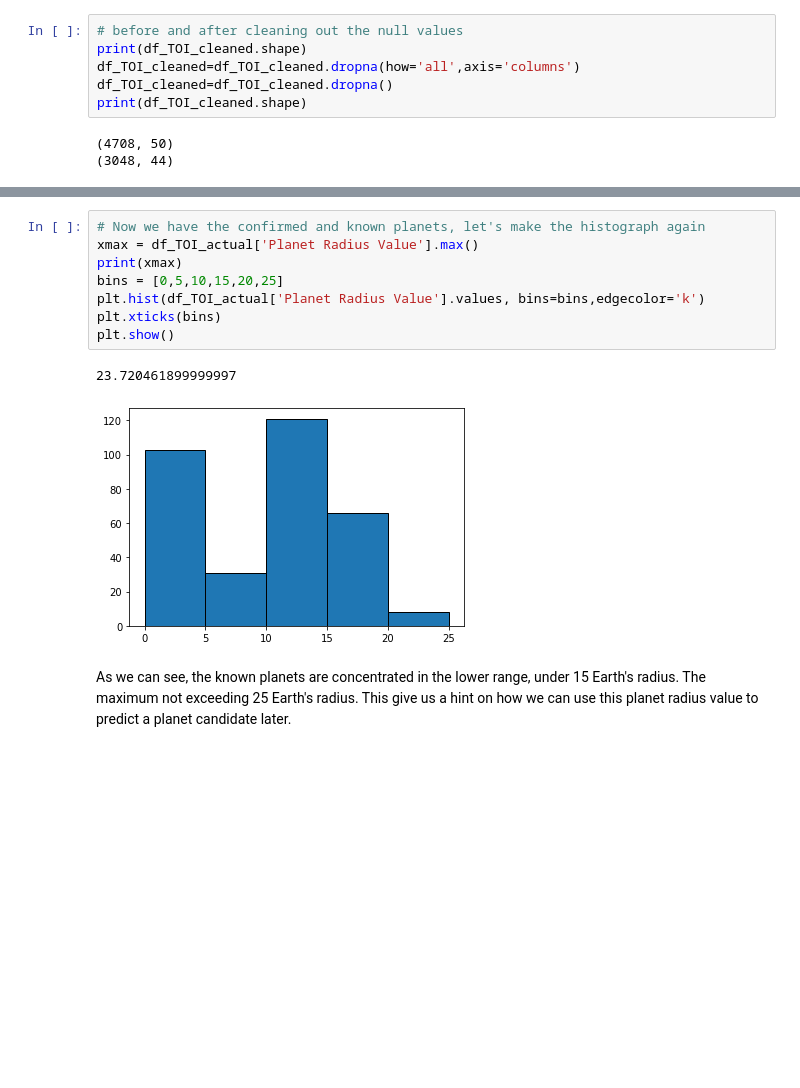
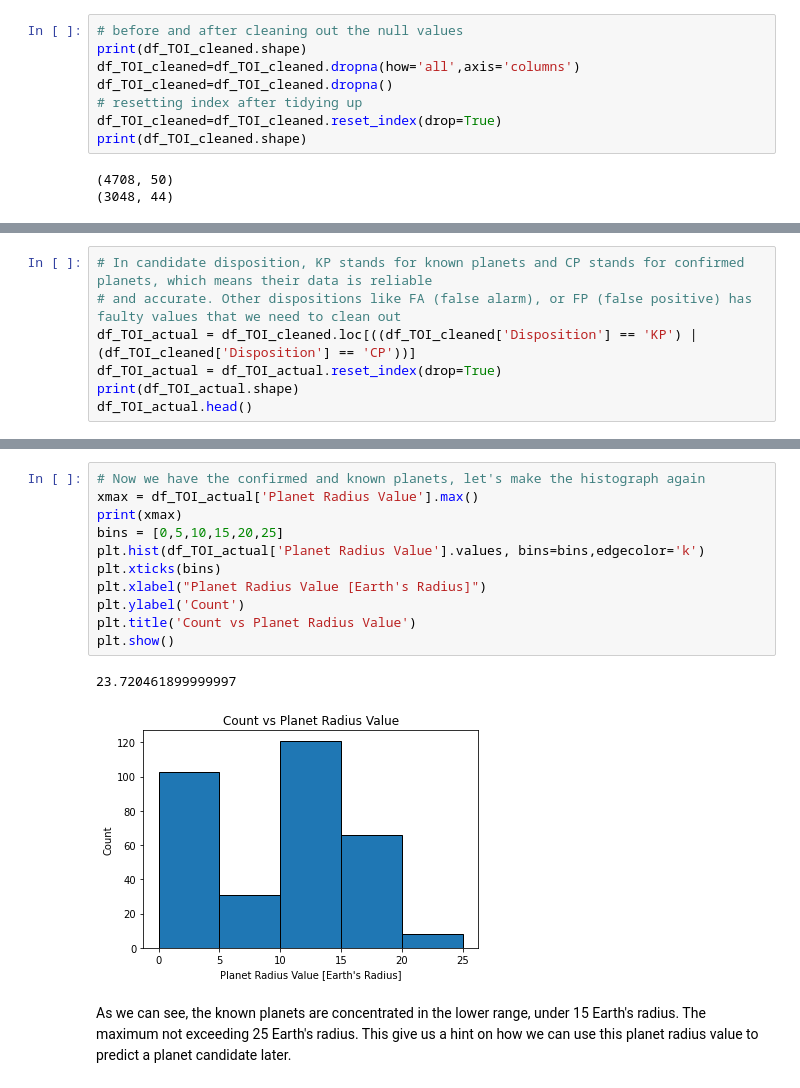
Before and after one commit to xyan18/CSMC320Final_Skytrax, a Jupyter notebook: Final_Project.ipynb, the cells around one changed output, grey strips where cells are left out. Saved outputs shown, nothing was run; the diff lists cells and outputs as text; blank space fills up the shorter version.

```diff
--- a/Final_Project.ipynb
+++ b/Final_Project.ipynb
@@ -229,6 +231,8 @@ dtype: bool
 print(df_TOI_cleaned.shape)
 df_TOI_cleaned=df_TOI_cleaned.dropna(how='all',axis='columns')
 df_TOI_cleaned=df_TOI_cleaned.dropna()
+# resetting index after tidying up
+df_TOI_cleaned=df_TOI_cleaned.reset_index(drop=True)
 print(df_TOI_cleaned.shape)
 # %% [output]
 (4708, 50)
@@ -283,0 +271,7 @@ df_TOI_actual
+# %%
+# In candidate disposition, KP stands for known planets and CP stands for confirmed planets, which means their data is reliable
+# and accurate. Other dispositions like FA (false alarm), or FP (false positive) has faulty values that we need to clean out
+df_TOI_actual = df_TOI_cleaned.loc[((df_TOI_cleaned['Disposition'] == 'KP') | (df_TOI_cleaned['Disposition'] == 'CP'))]
+df_TOI_actual = df_TOI_actual.reset_index(drop=True)
+print(df_TOI_actual.shape)
+df_TOI_actual.head()
@@ -284,14 +287,17 @@ df_TOI_actual
 # %%
 # Now we have the confirmed and known planets, let's make the histograph again
 xmax = df_TOI_actual['Planet Radius Value'].max()
 print(xmax)
 bins = [0,5,10,15,20,25]
 plt.hist(df_TOI_actual['Planet Radius Value'].values, bins=bins,edgecolor='k')
 plt.xticks(bins)
+plt.xlabel("Planet Radius Value [Earth's Radius]")
+plt.ylabel('Count')
+plt.title('Count vs Planet Radius Value')
 plt.show()
 # %% [output]
 23.720461899999997
-[figure, old version]
+[figure, new version]
 # %% [markdown]
 As we can see, the known planets are concentrated in the lower range, under 15 Earth's radius. The maximum not exceeding 25 Earth's radius. This give us a hint on how we can use this planet radius value to predict a planet candidate later.
 # %%
```
Also changed, not shown: parts of 35 cells of this notebook, 3 other files.
